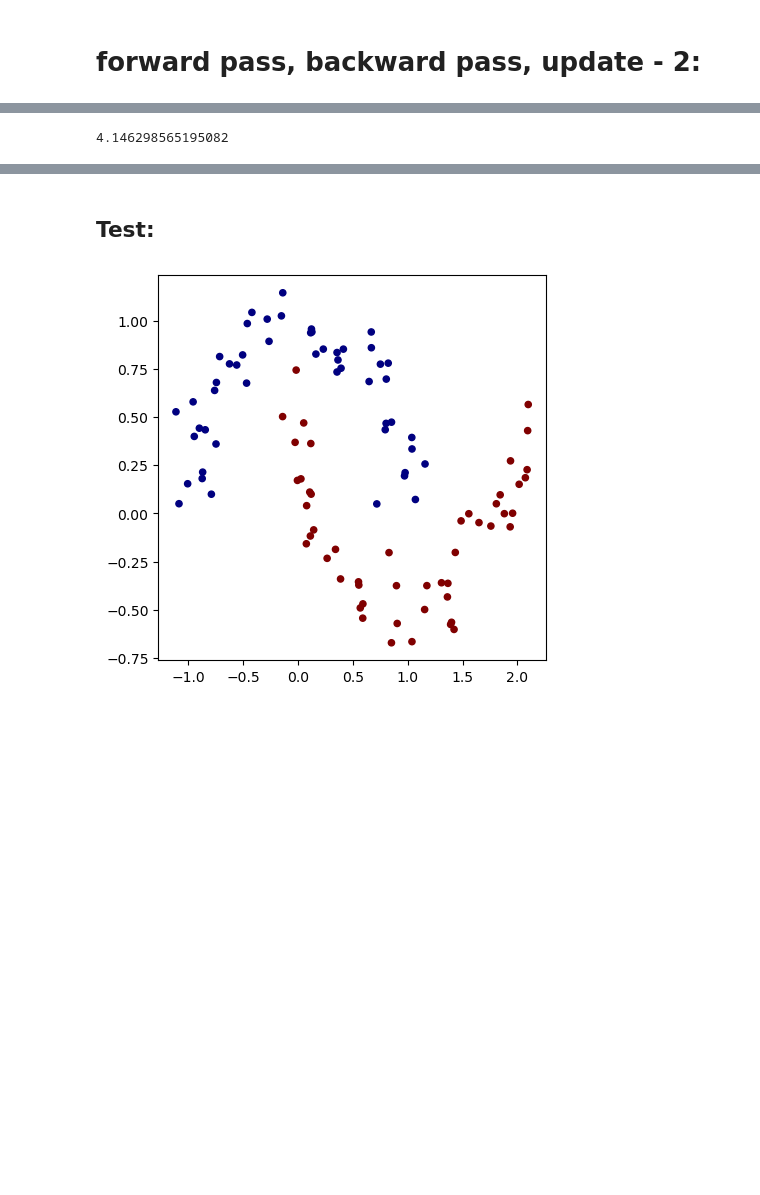
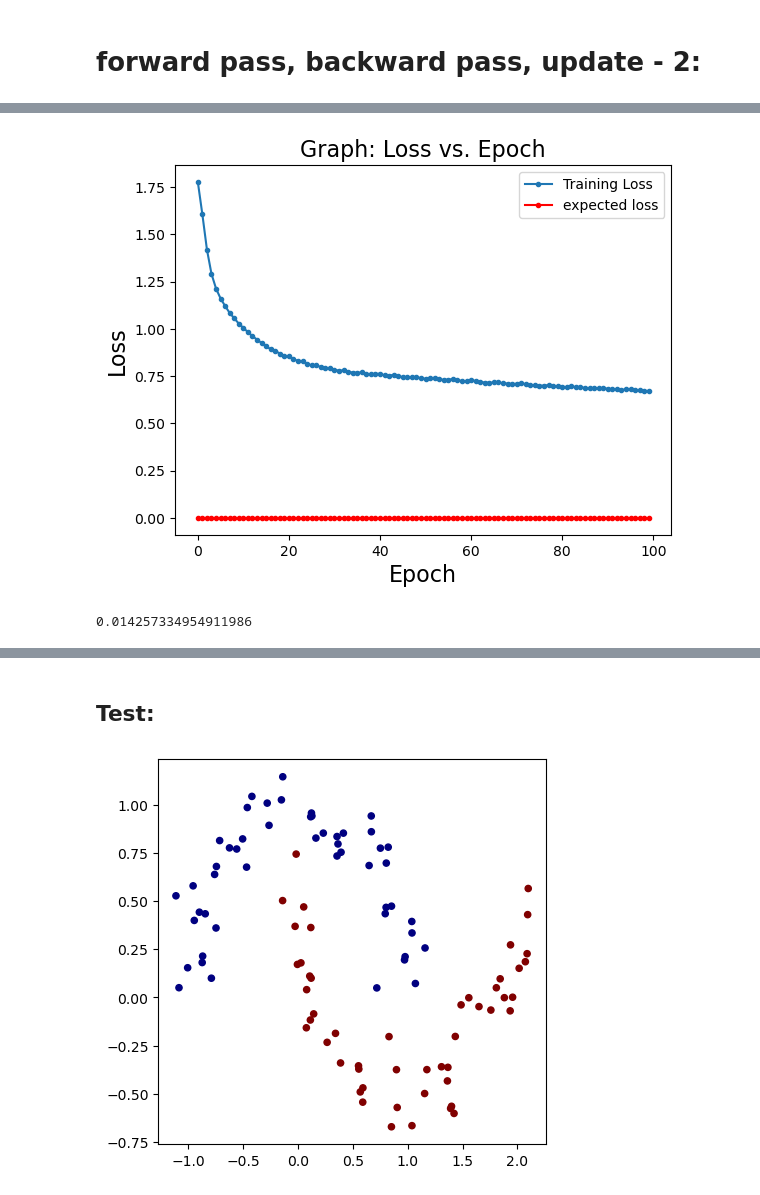
Before and after one commit to Rafsanjani-Hub/Karpathy, a Jupyter notebook: Karpathy_DL_Colab_extention.ipynb, the cells around one changed output, grey strips where cells are left out. Drawn from its saved outputs; the diff is of its cells as text; code cells hidden in the pictures; blank space fills up the shorter version.

```diff
--- a/Karpathy_DL_Colab_extention.ipynb
+++ b/Karpathy_DL_Colab_extention.ipynb
@@ -1035,9 +1079,32 @@ model = MLP(3, [4, 4, 1])
 # %%
+model = MLP(3, [4, 4, 1])
+
+# X = [
+#     [2,   3,  -1],
+#     [3,  -1, 0.5],
+#     [0.5, 1,   1],
+#     [1,   1,  -1],
+# ]
+
+# Y = [1, -1, -1, 1]
+
+
 X = [
-    [2,   3,  -1],
-    [3,  -1, 0.5],
-    [0.5, 1,   1],
-    [1,   1,  -1],
+    [0, 0],
+    [0, 1],
+    [1, 0],
+    [1, 1],
 ]
 
-Y = [1, -1, -1, 1]
+Y = [0, 1, 1, 0]
+# %%
+def showOutput(O):
+    for o in O:
+        print(f'{o.data:0.4f}', end=', ')
+    #end-for
+    print()
+#end-def
+# %%
+for x in X:
+    print(model(x))
+    # break
@@ -1044,16 +1113,20 @@ Y = [1, -1, -1, 1]
 # %%
 epochs = 100
 
-LOSS = []
+losses = []
 
 for epoch in range(1, epochs+1):
 
     # Step-1: forward pass:
     Yp = [model(x) for x in X]
+
+    showOutput(Yp)
+
     loss = sum([(y-yp)**2.0 for (y, yp) in zip(Y, Yp)])
 
+
     # print(f'epach:{epoch}, loss:{loss.data:0.6f}')
-    LOSS.append(loss.data)
+    losses.append(loss.data)
 
     # Step-2: backward pass:
     for param in model.parameters():
@@ -1090,22 +1178,26 @@ LOSS
 # %%
 def lossPlot(data):
     plt.title(label='Graph: Loss vs. Epoch', fontsize=16)
 
     plt.plot(data, label='Training Loss', marker='.')
     plt.plot(np.arange(len(data)), np.zeros(len(data)), label='expected loss', marker='.', color='red')
 
     plt.xlabel('Epoch', fontsize=16)
     plt.ylabel('Loss',  fontsize=16)
     plt.legend()
 
     plt.savefig(fname='Loss_vs_Epoch.png', dpi=300)
 
     plt.show()
 #end-def
+
+lossPlot(losses)
+# %% [output]
+[figure, added]
 # %%
-LOSS[-1]
+losses[-1]
 # %% [output]
-4.146298565195082
+0.014257334954911986
 # %%
 Yp
 # %% [output]
```
Also changed, not shown: parts of 38 cells of this notebook.
